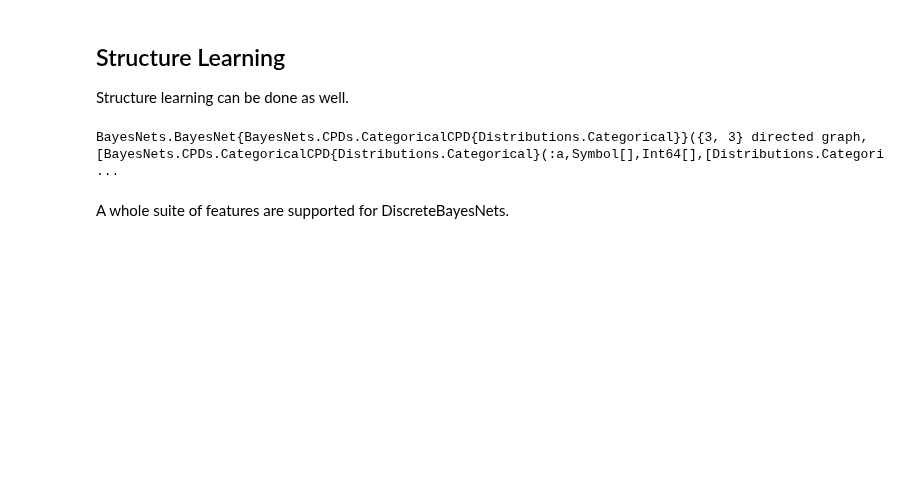
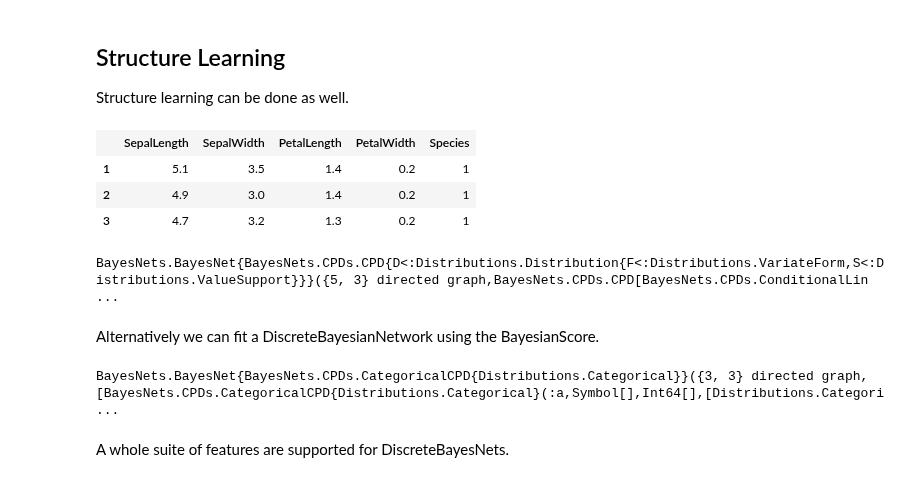
Before and after one commit to sisl/BayesNets.jl, a Jupyter notebook: doc/BayesNets.ipynb, the cells around one changed output. Drawn from its saved outputs; the diff is of its cells as text; code cells hidden in the pictures; blank space fills up the shorter version.

```diff
--- a/doc/BayesNets.ipynb
+++ b/doc/BayesNets.ipynb
@@ -165,12 +175,43 @@ BayesNets.BayesNet{BayesNets.CPDs.CategoricalCPD{Distributions.Categorical}}({3,
 ## Structure Learning
 
 Structure learning can be done as well.
-# %%
-cache = ScoreComponentCache(data)
-params = BayesNets.GreedyHillClimbing(cache, max_n_parents=3, prior=UniformPrior())
-bn = fit(DiscreteBayesNet, data, params)
-# %% [output]
-BayesNets.BayesNet{BayesNets.CPDs.CategoricalCPD{Distributions.Categorical}}({3, 3} directed graph,[BayesNets.CPDs.CategoricalCPD{Distributions.Categorical}(:a,Symbol[],Int64[],[Distributions.Categori ...
+# %%
+using Discretizers
+using RDatasets
+iris = dataset("datasets", "iris")
+names(iris)
+data = DataFrame(
+    SepalLength = iris[:SepalLength],
+    SepalWidth = iris[:SepalWidth],
+    PetalLength = iris[:PetalLength],
+    PetalWidth = iris[:PetalWidth],
+    Species = encode(CategoricalDiscretizer(iris[:Species]), iris[:Species]),
+)
+data[1:3,:] # only plot a subset...
+# %% [output]
+|  | SepalLength | SepalWidth | PetalLength | PetalWidth | Species |
+| 1 | 5.1 | 3.5 | 1.4 | 0.2 | 1 |
+| 2 | 4.9 | 3.0 | 1.4 | 0.2 | 1 |
+| 3 | 4.7 | 3.2 | 1.3 | 0.2 | 1 |
+# %%
+typealias CLG ConditionalLinearGaussianCPD
+params = K2GraphSearch([:Species, :SepalLength, :SepalWidth, :PetalLength, :PetalWidth],
+                       [StaticCPD{Categorical}, CLG, CLG, CLG, CLG],
+                       max_n_parents=2)
+bn = fit(BayesNet{CPD}, data, params)
+bn
+# %% [output]
+BayesNets.BayesNet{BayesNets.CPDs.CPD{D<:Distributions.Distribution{F<:Distributions.VariateForm,S<:Distributions.ValueSupport}}}({5, 3} directed graph,BayesNets.CPDs.CPD[BayesNets.CPDs.ConditionalLin ...
+# %% [markdown]
+Alternatively we can fit a DiscreteBayesianNetwork using the BayesianScore.
+# %%
+data = DataFrame(c=[1,1,1,1,2,2,2,2,3,3,3,3],
+                 b=[1,1,1,2,2,2,2,1,1,2,1,1],
+                 a=[1,1,1,2,1,1,2,1,1,2,1,1])
+params = GreedyHillClimbing(ScoreComponentCache(data), max_n_parents=3, prior=UniformPrior())
+bn = fit(DiscreteBayesNet, data, params)
+# %% [output]
+BayesNets.BayesNet{BayesNets.CPDs.CategoricalCPD{Distributions.Categorical}}({3, 3} directed graph,[BayesNets.CPDs.CategoricalCPD{Distributions.Categorical}(:a,Symbol[],Int64[],[Distributions.Categori ...
 # %% [markdown]
 A whole suite of features are supported for DiscreteBayesNets.
 # %%
```
Also changed, not shown: parts of 8 cells of this notebook, 14 other files.
